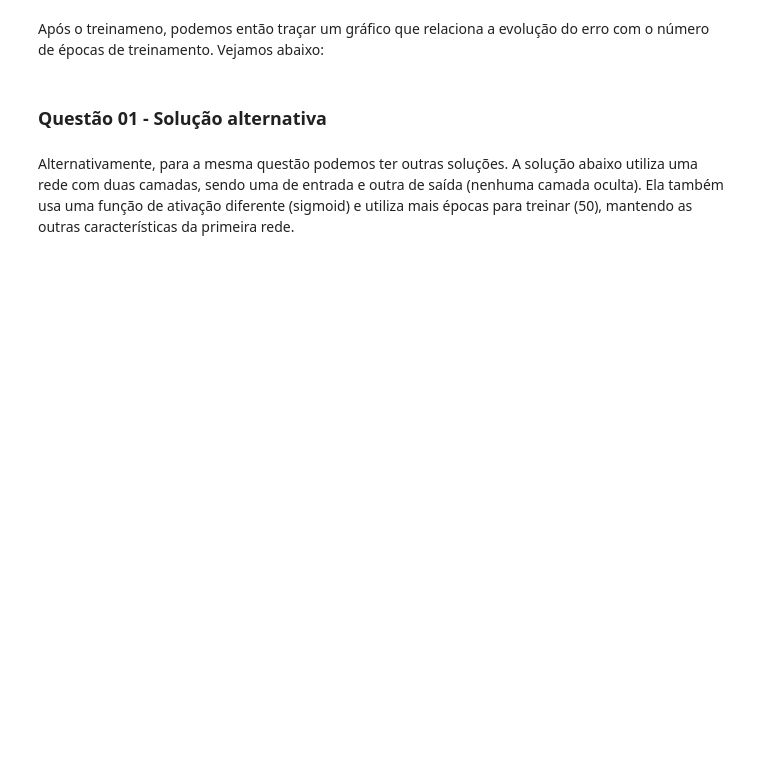
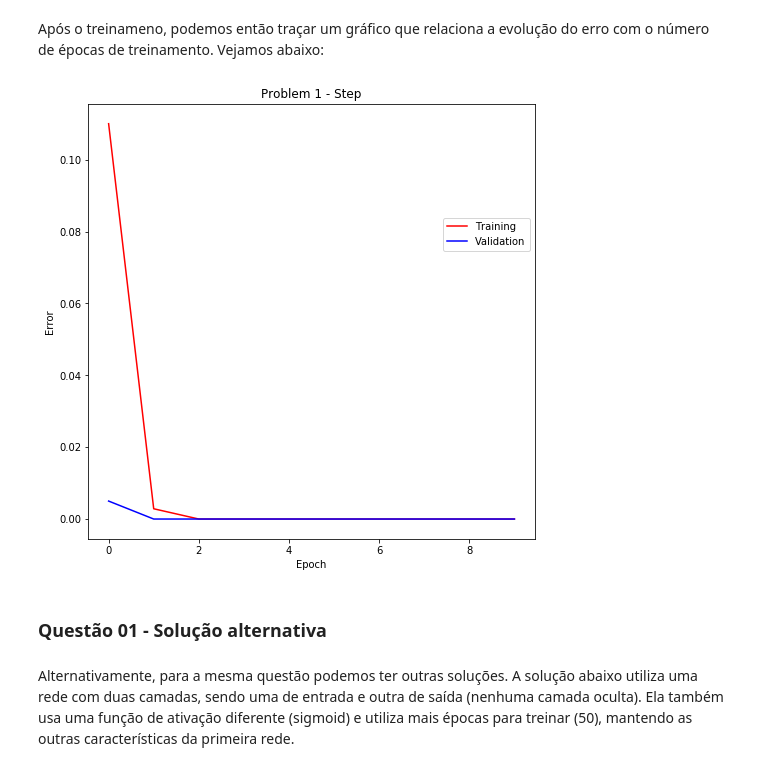
Before and after one commit to matheus-praxedes/Deep-learning, a Jupyter notebook: src/list_1.ipynb, the cells around one changed output. Drawn from its saved outputs; the diff is of its cells as text; code cells hidden in the pictures; blank space fills up the shorter version.

```diff
--- a/src/list_1.ipynb
+++ b/src/list_1.ipynb
@@ -4,11 +4,8 @@ import os.path
 from data import Instance, DataSet
 from miscellaneous import initialize_data, plot_graph, plot_points
 from neural_network import NeuralNetwork
-from activation_function import ActivationFunction
+from activation_function import ActivationFunction, step_func, sig_func, tanh_func, relu_func
 import matplotlib.pyplot as plt
-
-step_func = ActivationFunction("step")
-sig_func = ActivationFunction("sigmoid")
 # %% [markdown]
 ### **Questão 01**
 # %% [markdown]
@@ -26,6 +25,6 @@ Criamos, então, uma rede neural com as características desejadas, escolhendo o
 
 Depois de criada a rede, iniciamos o treinamento, fornecendo os dados gerados anteriormente, dizendo o tipo de treinamento (estocástico, neste caso), o número de épocas desejado (10), a taxa de aprendizagem (0.1), o tipo do problema (classificação) e uma lista indicando a razão desejada entre os conjuntos de treinamento, validação e teste (razão 7:2:1, neste caso).
 # %%
-net = NeuralNetwork(3, [8], [step_func])
-data = net.trainDataSet(data_set_1, "stochastic", 10, learning_rate = 0.1, type = "class", tvt_ratio = [7, 2, 1],
-                        print_info = False)
+net_1 = NeuralNetwork(3, [8], [step_func])
+data_1 = net_1.trainDataSet(data_set_1, "stochastic", 10, learning_rate = 0.1, type = "class", tvt_ratio = [7, 2, 1],
+                            print_info = False)
@@ -32,7 +44,9 @@ data = net.trainDataSet(data_set_1, "stochastic", 10, learning_rate = 0.1, type
 # %% [markdown]
 Após o treinameno, podemos então traçar um gráfico que relaciona a evolução do erro com o número de épocas de treinamento. Vejamos abaixo:
 # %%
-plot_graph(data, "Problem 1 - Step", "Epoch", "Error")
+plot_graph(data_1, "Problem 1 - Step", "Epoch", "Error")
+# %% [output]
+[figure, added]
 # %% [markdown]
 ### **Questão 01 - Solução alternativa**
 # %% [markdown]
```
Also changed, not shown: parts of 27 cells of this notebook, 3 other files.
